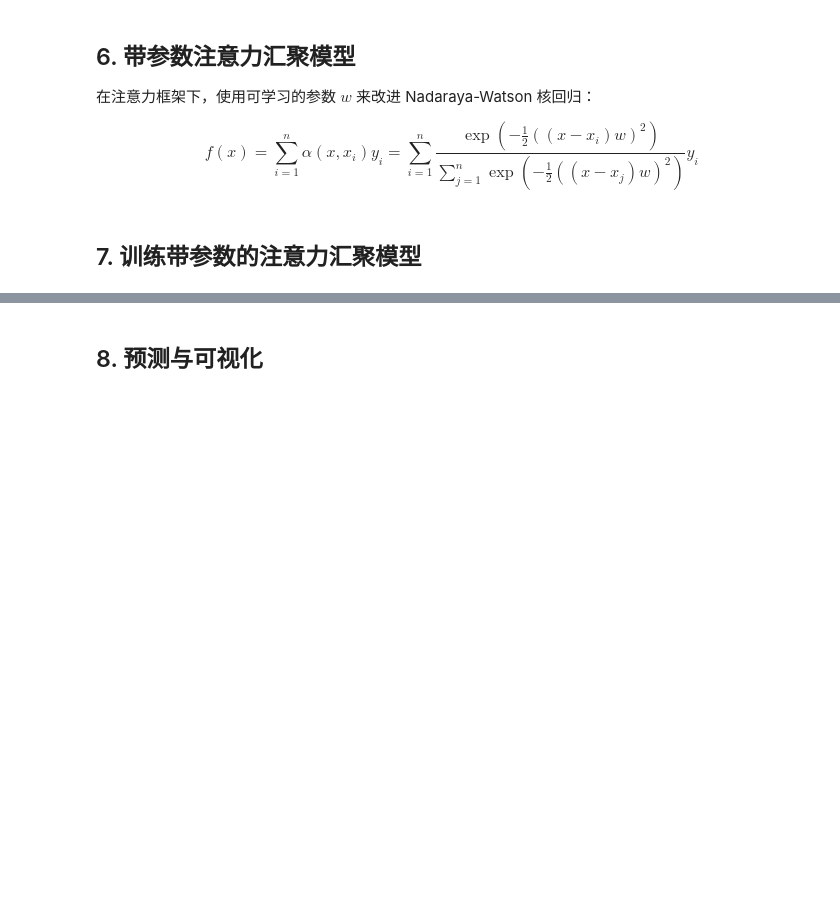
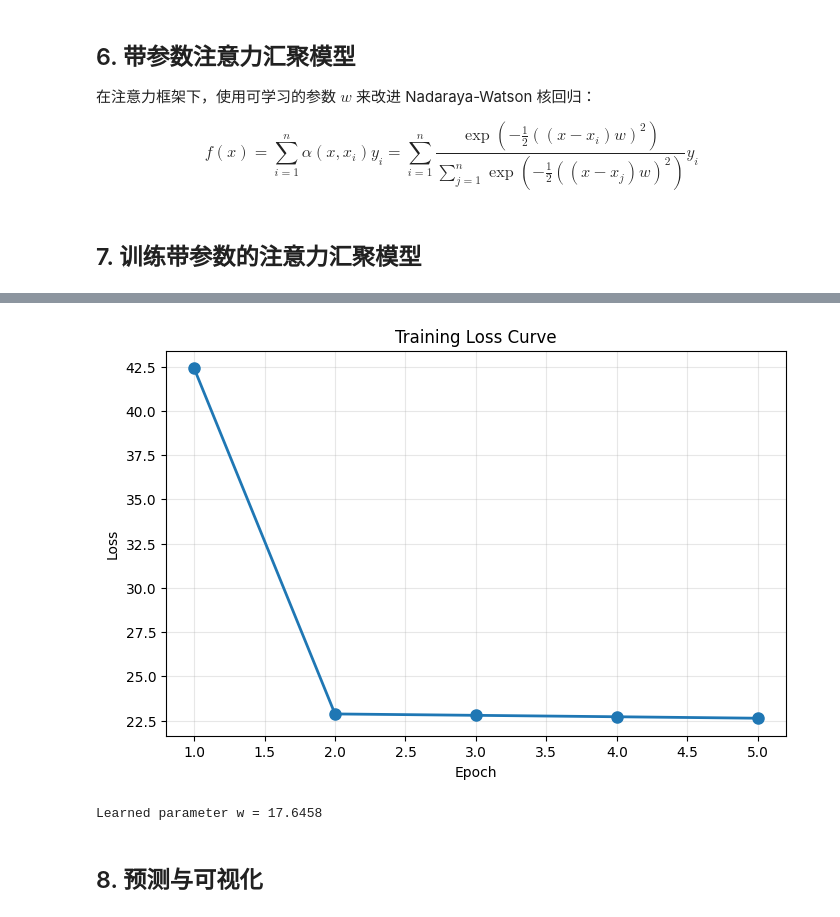
Before and after one commit to Chris-godz/LLM, a Jupyter notebook: CS224n/nadaraya_watson_attention.ipynb, the cells around one changed output, grey strips where cells are left out. Saved outputs shown, nothing was run; the diff lists cells and outputs as text; code cells hidden in the pictures; blank space fills up the shorter version.

```diff
--- a/CS224n/nadaraya_watson_attention.ipynb
+++ b/CS224n/nadaraya_watson_attention.ipynb
@@ -165,14 +188,17 @@ for epoch in range(num_epochs):
 # %%
 # 绘制训练损失曲线
 plt.figure(figsize=(8, 5))
 plt.plot(range(1, num_epochs + 1), losses, 'o-', linewidth=2, markersize=8)
 plt.xlabel('Epoch')
 plt.ylabel('Loss')
-plt.title('训练损失曲线')
+plt.title('Training Loss Curve')
 plt.grid(True, alpha=0.3)
 plt.show()
 
-print(f'\n学习到的参数 w = {net.w.item():.4f}')
+print(f'\nLearned parameter w = {net.w.item():.4f}')
+# %% [output]
+[figure, added]
+Learned parameter w = 17.6458
 # %% [markdown]
 ## 8. 预测与可视化
 # %%
```
Also changed, not shown: parts of 11 cells of this notebook, 1 other file.
